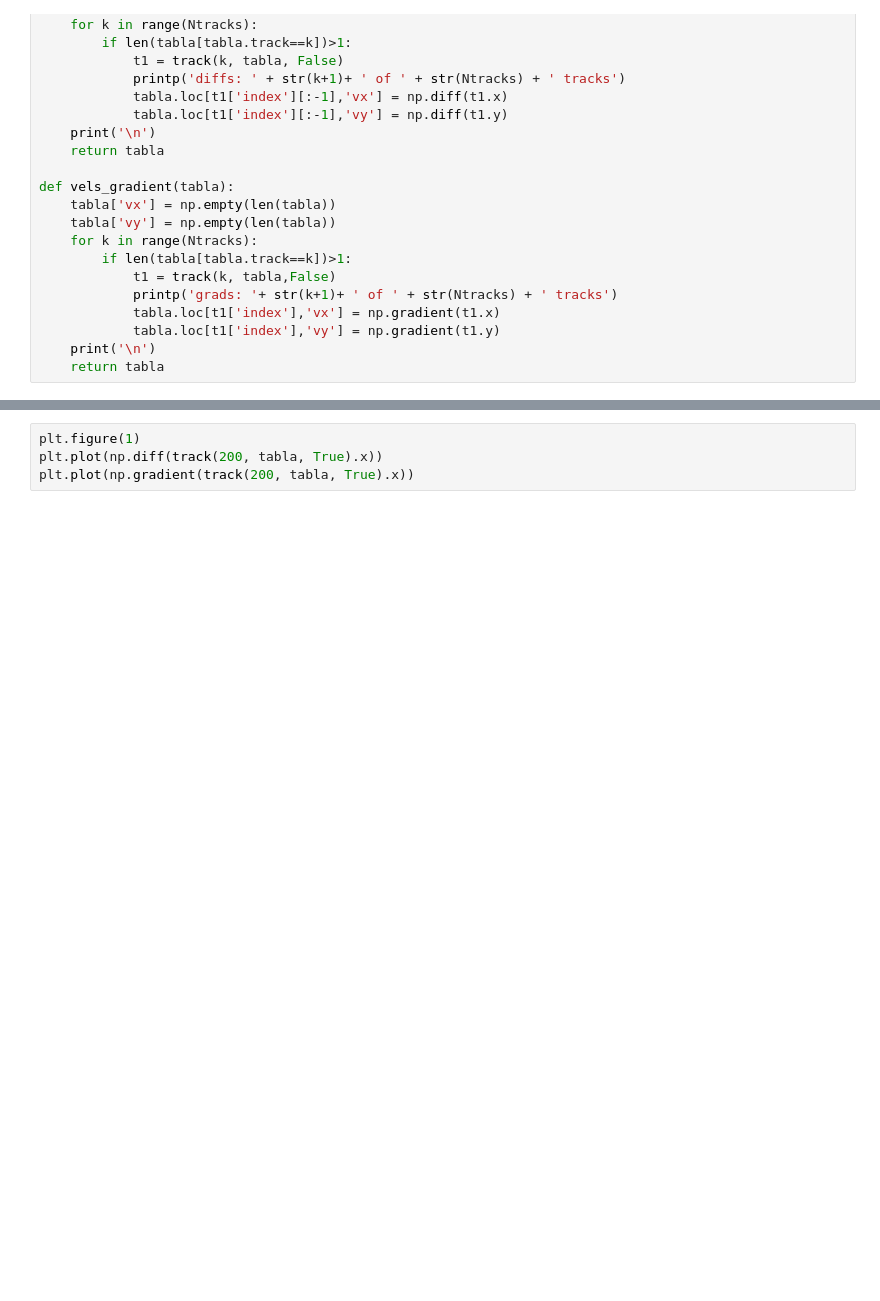
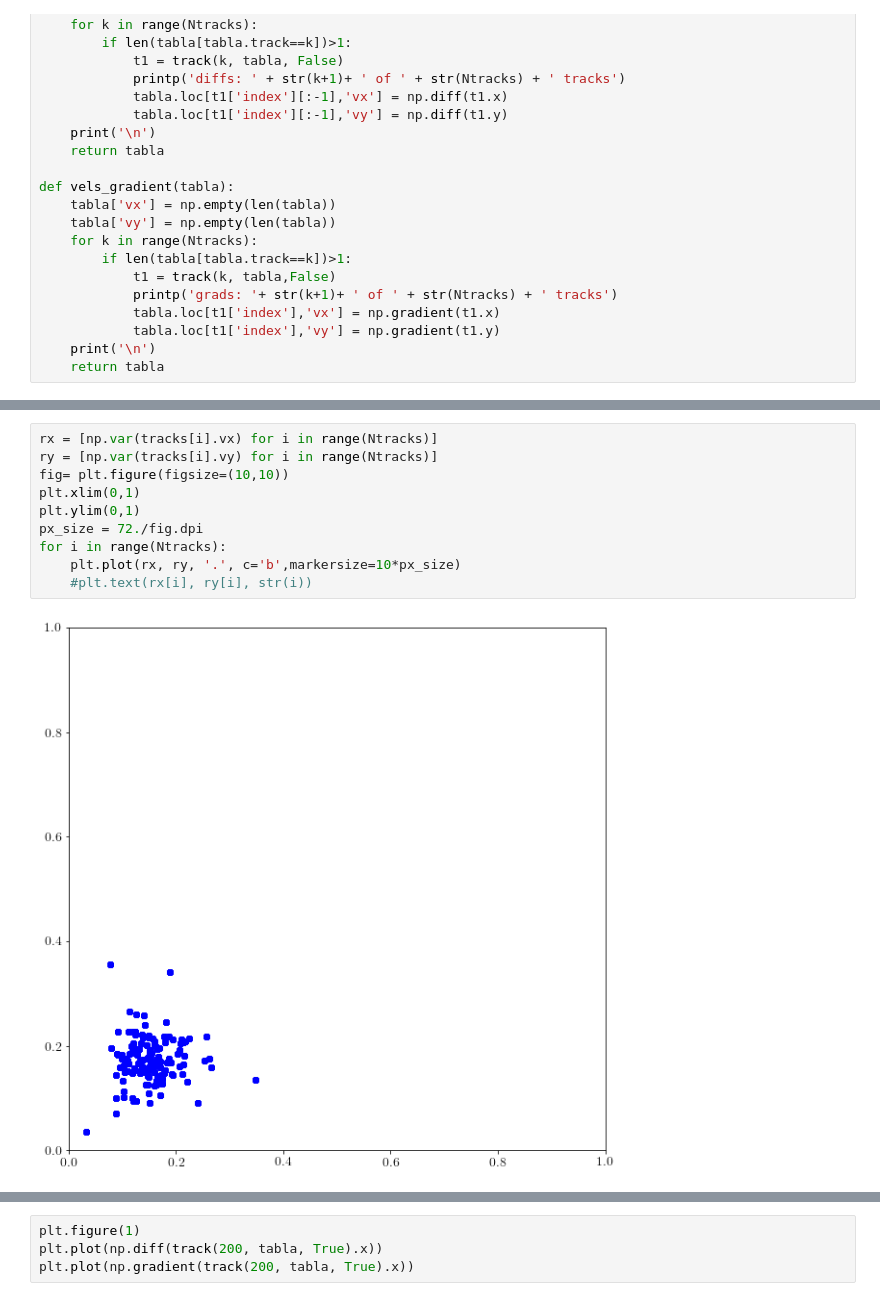
Before and after one commit to fvegar/Tracks, a Jupyter notebook: tracks_processing.ipynb, the cells around one changed output, grey strips where cells are left out. Saved outputs shown, nothing was run; the diff lists cells and outputs as text; blank space fills up the shorter version.

```diff
--- a/tracks_processing.ipynb
+++ b/tracks_processing.ipynb
@@ -263,0 +465,12 @@ def vels_gradient(tabla):
+# %%
+rx = [np.var(tracks[i].vx) for i in range(Ntracks)]
+ry = [np.var(tracks[i].vy) for i in range(Ntracks)]
+fig= plt.figure(figsize=(10,10))
+plt.xlim(0,1)
+plt.ylim(0,1)
+px_size = 72./fig.dpi
+for i in range(Ntracks):
+    plt.plot(rx, ry, '.', c='b',markersize=10*px_size)
+    #plt.text(rx[i], ry[i], str(i))
+# %% [output]
+[figure, added]
```
Also changed, not shown: parts of 60 cells of this notebook.
